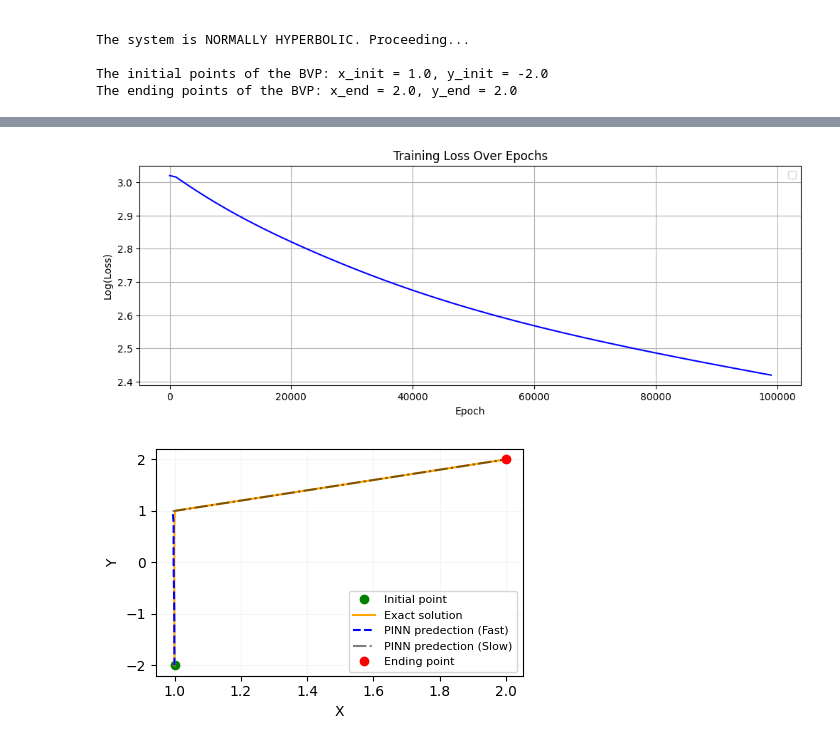
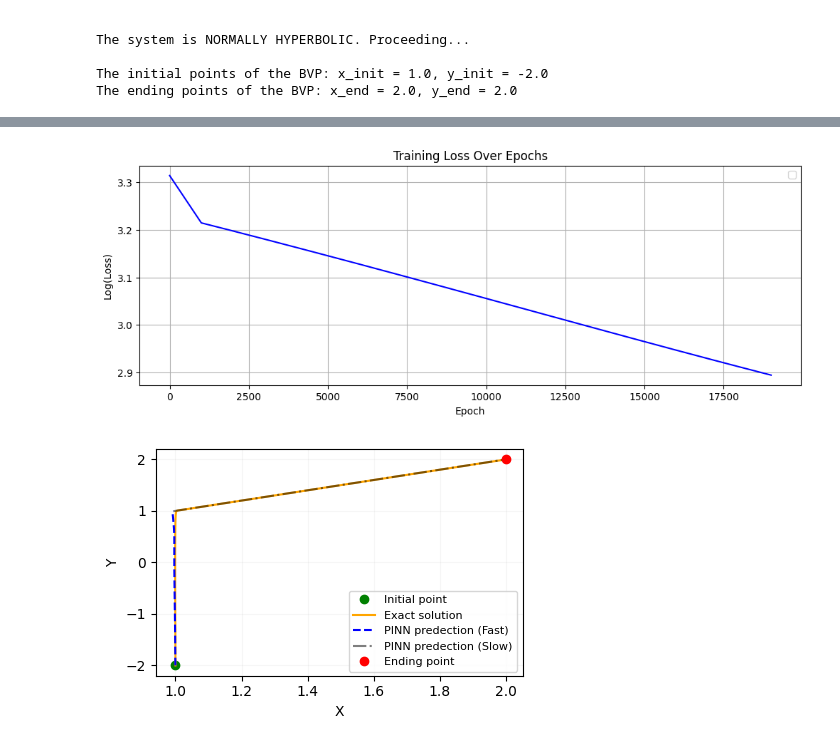
Before and after one commit to Hamid-Mofidi/PINNs_on_Multiple_timescale_dynamics, a Jupyter notebook: Reaction-Diffusion/PINN-rea-diffusion-eps0.001-init(1,-2).ipynb, the cells around one changed output, grey strips where cells are left out. Drawn from its saved outputs; the diff is of its cells as text; code cells hidden in the pictures.

```diff
--- a/Reaction-Diffusion/PINN-rea-diffusion-eps0.001-init(1,-2).ipynb
+++ b/Reaction-Diffusion/PINN-rea-diffusion-eps0.001-init(1,-2).ipynb
@@ -241,7 +241,7 @@ if __name__=='__main__':
 
     optimizer = torch.optim.Adam(list(model_fast.parameters()) + list(model_slow.parameters()), lr=1e-3)
     loss_values = []
-    epoch_num = 100000
+    epoch_num = 20000
 
 
     xf_end, yf_end = np.random.random(), np.random.random()
@@ -311,4 +314,4 @@ Epoch 99000, Total Loss: 1.915253624545651e-05
-[figure, old version]
+[figure, new version]
 # %%
 fig = plt.figure(figsize=(4.5, 3))
 ax = fig.add_subplot(111)
```
Also changed, not shown: parts of 6 cells of this notebook.
